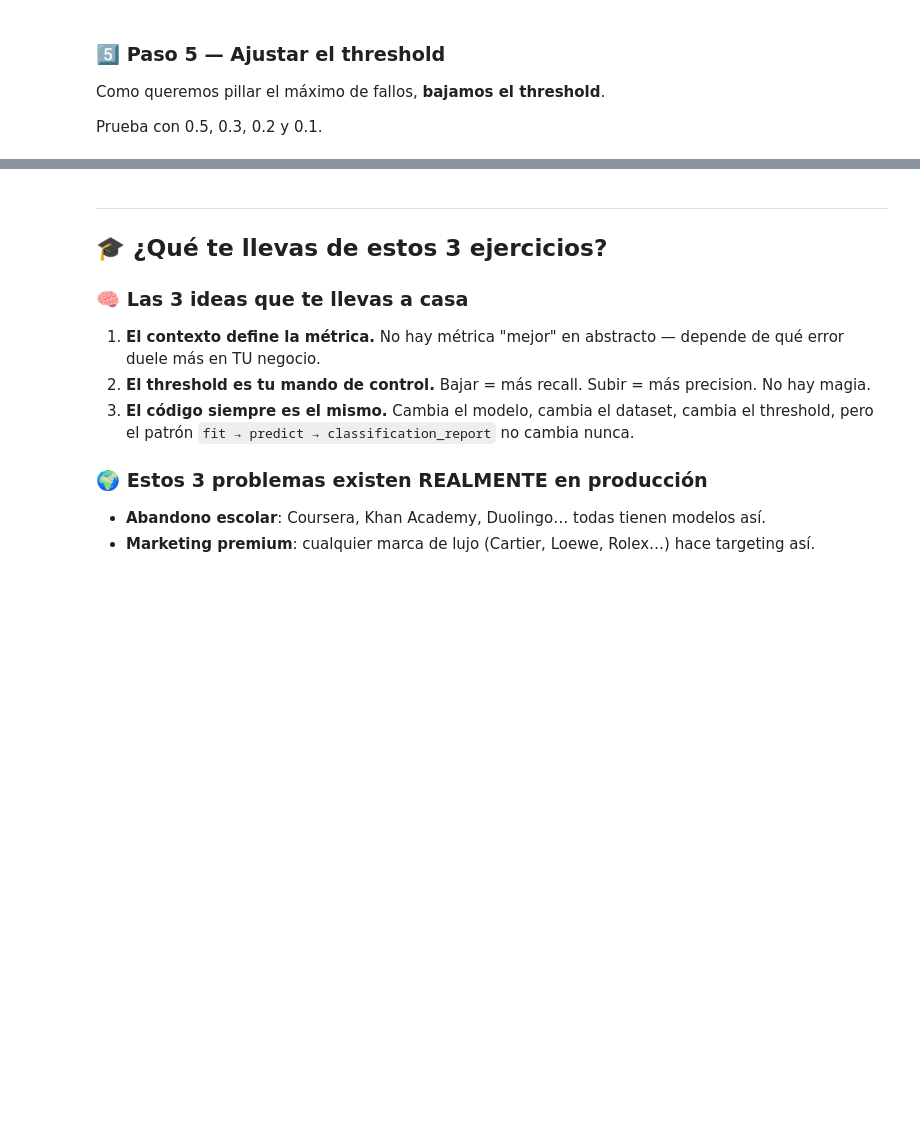
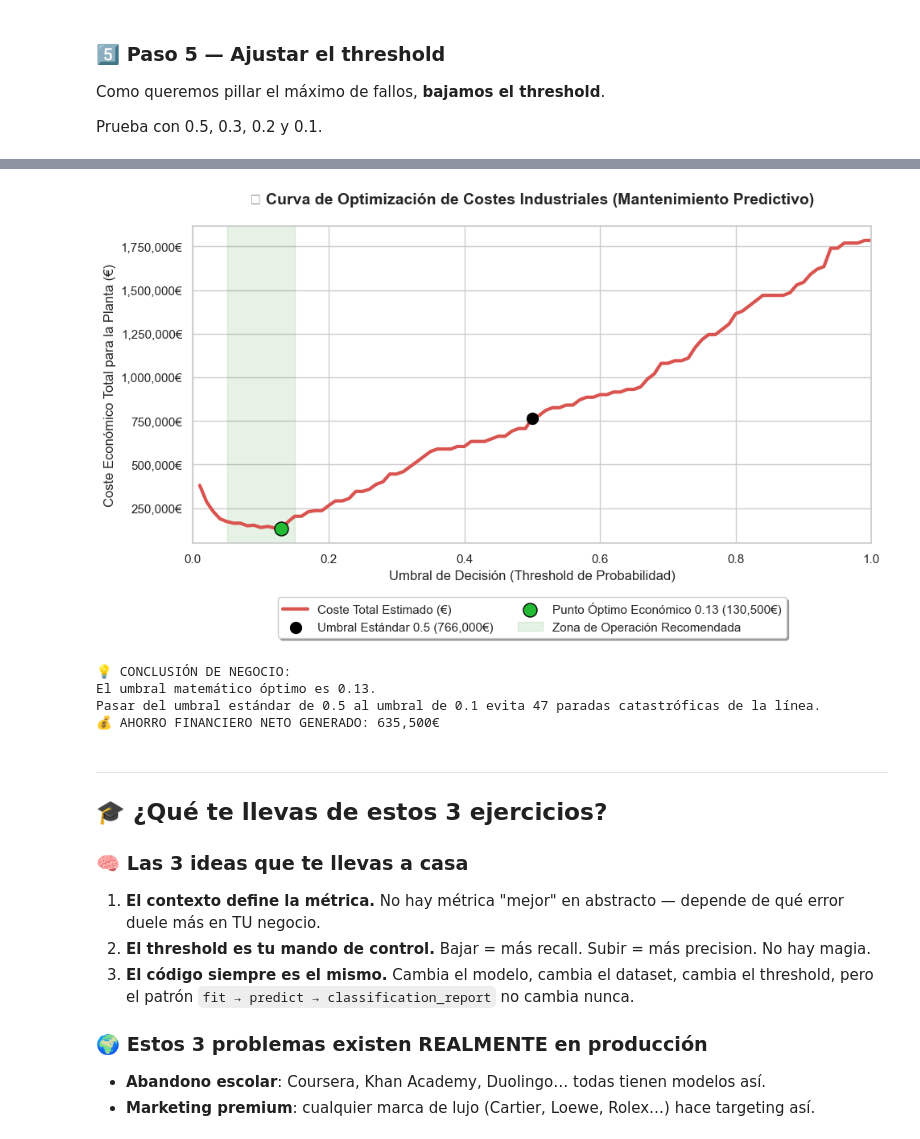
Before and after one commit to carlosgomezagrafojo/Modelos_de_Clasificaci-n, a Jupyter notebook: ejercicios_extra_clasificacion.ipynb, the cells around one changed output, grey strips where cells are left out. Saved outputs shown, nothing was run; the diff lists cells and outputs as text; code cells hidden in the pictures; blank space fills up the shorter version.

```diff
--- a/ejercicios_extra_clasificacion.ipynb
+++ b/ejercicios_extra_clasificacion.ipynb
@@ -367,8 +367,9 @@ print("-" * 60)
 
 # TODO: itera sobre 4 thresholds
 for thr in [0.5, 0.6, 0.7, 0.8]:
-    pred = ...
-    p = ...
-    r = ...
-    fp = ...    # FP = mandamos catálogo Y no compró
+    pred = (y2_proba >= thr).astype(int)  # aplicar threshold
+    p = precision_score(y2_te, pred)
+    r = recall_score(y2_te, pred)
+    fp = ((pred == 1) & (y2_te == 0)).sum()  # FP = mandamos catálogo Y no compró
+    fn = ((pred == 0) & (y2_te == 1)).sum()  # FN = no mandamos catálogo Y sí compró
     print(f"{thr:>5} | {p:>9.3f} | {r:>6.3f} | {fp:>25}")
@@ -525,8 +510,9 @@ print("-" * 60)
 
 # TODO: itera sobre 4 thresholds
 for thr in [0.5, 0.3, 0.2, 0.1]:
-    pred = ...
-    p = ...
-    r = ...
-    fn = ...
+    pred = (y3_proba >= thr).astype(int)  # aplicar threshold
+    p = precision_score(y3_te, pred)
+    r = recall_score(y3_te, pred)
+    fn = ((pred == 0) & (y3_te == 1)).sum()  # FN = no mandamos catálogo Y sí compró
+    fp = ((pred == 1) & (y3_te == 0)).sum()  # FP = mandamos catálogo Y no compró
     print(f"{thr:>5} | {p:>9.3f} | {r:>6.3f} | {fn:>27}")
@@ -533,3 +596,64 @@ for thr in [0.5, 0.3, 0.2, 0.1]:
+# %%
+# Simulación gráfica de la Curva de Costes para un rango continuo de umbrales, del mantenimiento predictivo y el dinero perdido
+import matplotlib.pyplot as plt
+import seaborn as sns
+
+# Generar 100 umbrales para trazar una curva suave
+todos_umbrales = np.linspace(0.01, 1.00, 100)
+costes_curva = []
+
+for thr in todos_umbrales:
+    pred_temp = (y3_proba >= thr).astype(int)
+    tn, fp, fn, tp = confusion_matrix(y3_te, pred_temp).ravel()
+    coste_temp = (fn * COSTE_FN) + (fp * COSTE_FP)
+    costes_curva.append(coste_temp)
+
+# Encontrar el punto exacto que minimiza el dinero perdido
+indice_optimo = np.argmin(costes_curva)
+umbral_optimo = todos_umbrales[indice_optimo]
+coste_minimo = costes_curva[indice_optimo]
+
+# --- DISEÑO DE LA GRÁFICA ---
+sns.set_theme(style="whitegrid")
+plt.figure(figsize=(10, 6))
+
+# Dibujar la línea de coste total
+plt.plot(todos_umbrales, costes_curva, color="#d9534f", linewidth=3, label="Coste Total Estimado (€)")
+
+# Marcar el umbral estándar (0.5) y el óptimo (0.1) para contrastar
+coste_base = df_impacto.loc[df_impacto["Umbral (Threshold)"] == 0.5, "Coste Operativo Total"].values[0]
+plt.scatter(0.5, coste_base, color="black", s=100, zorder=5, label=f"Umbral Estándar 0.5 ({coste_base:,}€)")
+plt.scatter(umbral_optimo, coste_minimo, color="#22bb33", s=150, edgecolors='black', zorder=6,
+            label=f"Punto Óptimo Económico {umbral_optimo:.2f} ({int(coste_minimo):,}€)")
+
+# Personalización de ejes y etiquetas
+plt.title("🏭 Curva de Optimización de Costes Industriales (Mantenimiento Predictivo)", fontsize=14, pad=20, weight='bold')
+plt.xlabel("Umbral de Decisión (Threshold de Probabilidad)", fontsize=12)
+plt.ylabel("Coste Económico Total para la Planta (€)", fontsize=12)
+
+# Formatear el eje Y con separadores de miles para que sea más legible
+plt.gca().yaxis.set_major_formatter(plt.FuncFormatter(lambda x, loc: f"{int(x):,}€"))
+
+# Añadir una región sombreada que indique la zona de ahorro óptimo
+plt.axvspan(0.05, 0.15, color='green', alpha=0.1, label="Zona de Operación Recomendada")
+
+plt.xlim(0, 1)
+plt.legend(loc="upper center", bbox_to_anchor=(0.5, -0.15), ncol=2, frameon=True, shadow=True)
+plt.tight_layout()
+plt.show()
+
+# Resumen ejecutivo impreso debajo de la gráfica
+ahorro_neto = coste_base - coste_minimo
+print(f"💡 CONCLUSIÓN DE NEGOCIO:")
+print(f"El umbral matemático óptimo es {umbral_optimo:.2f}.")
+print(f"Pasar del umbral estándar de 0.5 al umbral de 0.1 evita {df_impacto.iloc[0]['Falsos Negativos (Averías)'] - df_impacto.iloc[3]['Falsos Negativos (Averías)']} paradas catastróficas de la línea.")
+print(f"💰 AHORRO FINANCIERO NETO GENERADO: {ahorro_neto:,}€")
+# %% [output]
+[figure, added]
+💡 CONCLUSIÓN DE NEGOCIO:
+El umbral matemático óptimo es 0.13.
+Pasar del umbral estándar de 0.5 al umbral de 0.1 evita 47 paradas catastróficas de la línea.
+💰 AHORRO FINANCIERO NETO GENERADO: 635,500€
 # %% [markdown]
 ---
 ## 🎓 ¿Qué te llevas de estos 3 ejercicios?
```
Also changed, not shown: parts of 5 cells of this notebook.
